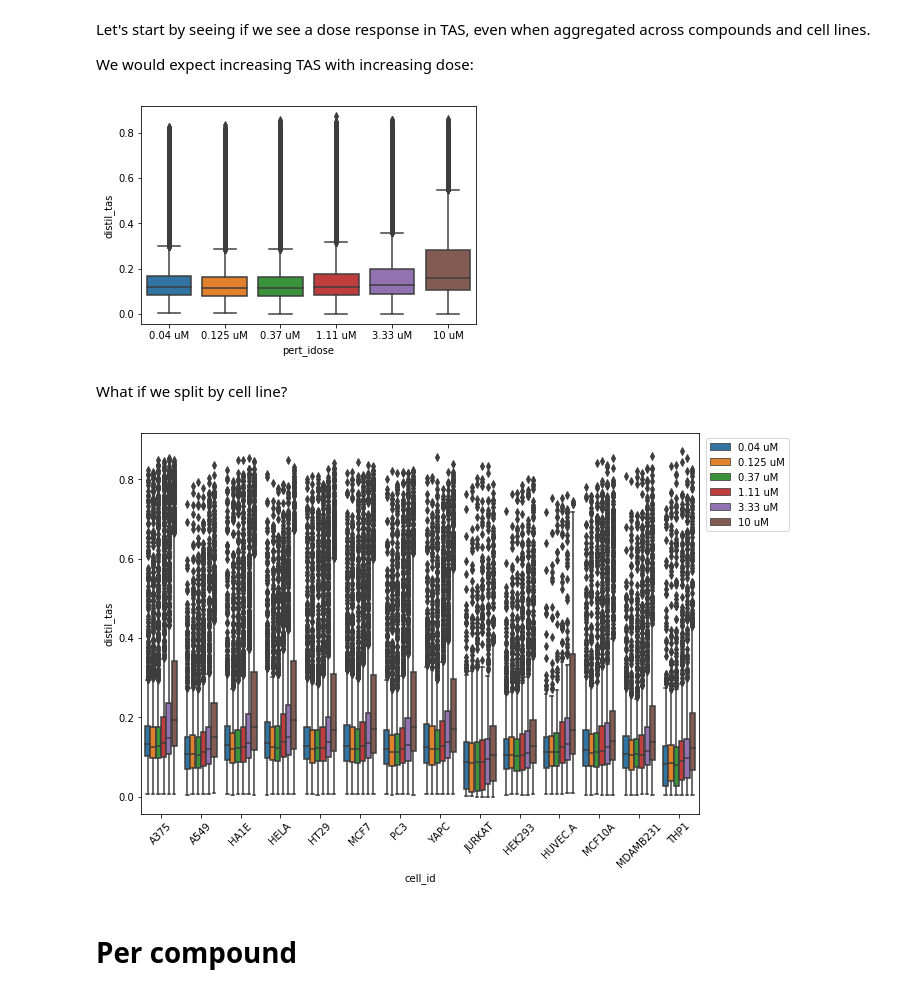
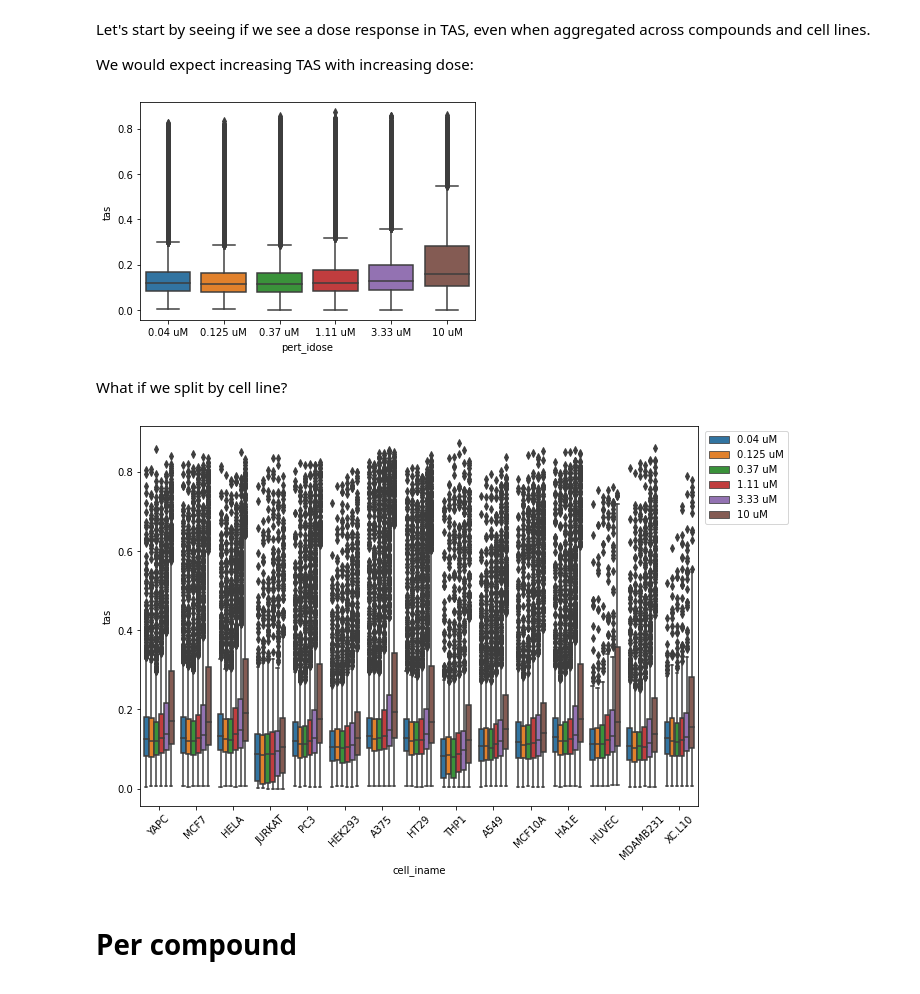
Before and after one commit to cmap/lincs-workshop-2020, a Jupyter notebook: notebooks/gene_expression/Exercise_2_Compound_dose_response.ipynb, the cells around one changed output. Saved outputs shown, nothing was run; the diff lists cells and outputs as text; code cells hidden in the pictures.

Commit message:
WIP updating to work with cmapBQ

```diff
--- a/notebooks/gene_expression/Exercise_2_Compound_dose_response.ipynb
+++ b/notebooks/gene_expression/Exercise_2_Compound_dose_response.ipynb
@@ -26,3 +47,14 @@ siginfo.index = siginfo["sig_id"]
+# %%
+sql = """
+SELECT sig_id, pert_id, cmap_name, pert_dose, pert_idose,
+cell_iname, nsample, tas FROM
+cmap-big-table.cmap_lincs_public_views.siginfo WHERE
+sig_id like 'REP.A%' AND
+pert_type = 'trt_cp' AND
+nsample > 1
+"""
+# %%
+siginfo = cmap_query.run_query(query=sql, client=bq_client).result().to_dataframe()
 # %%
 siginfo.head()
 # %% [output]
@@ -35,0 +91,6 @@ siginfo.head()
+# %%
+# what are the allowed doses
+allowed_doses = ['0.04 uM', '0.125 uM', '0.37 uM', '1.11 uM', '3.33 uM', '10 uM']
+# %%
+siginfo = siginfo[siginfo.pert_idose.isin(allowed_doses)]
+siginfo.pert_idose.value_counts()
@@ -83,24 +155,24 @@ Let's start by seeing if we see a dose response in TAS, even when aggregated acr
 We would expect increasing TAS with increasing dose:
 # %%
 sns.boxplot(x="pert_idose",
-            y="distil_tas",
+            y="tas",
             data=siginfo,
-            order=dose_series);
+            order=allowed_doses);
 # %% [output]
-[figure, old version]
+[figure, new version]
 # %% [markdown]
 What if we split by cell line?
 # %%
 f, ax = plt.subplots(figsize=(10,7))
-sns.boxplot(x="cell_id",
-            y="distil_tas",
+sns.boxplot(x="cell_iname",
+            y="tas",
             hue="pert_idose",
             data=siginfo,
-            hue_order=dose_series)
+            hue_order=allowed_doses)
 plt.legend(bbox_to_anchor=(1.17,1), loc="upper right");
 plt.xticks(rotation=45);
 # %% [output]
-[figure, old version]
+[figure, new version]
 # %% [markdown]
 # Per compound
 # %% [markdown]
```
Also changed, not shown: parts of 29 cells of this notebook.
